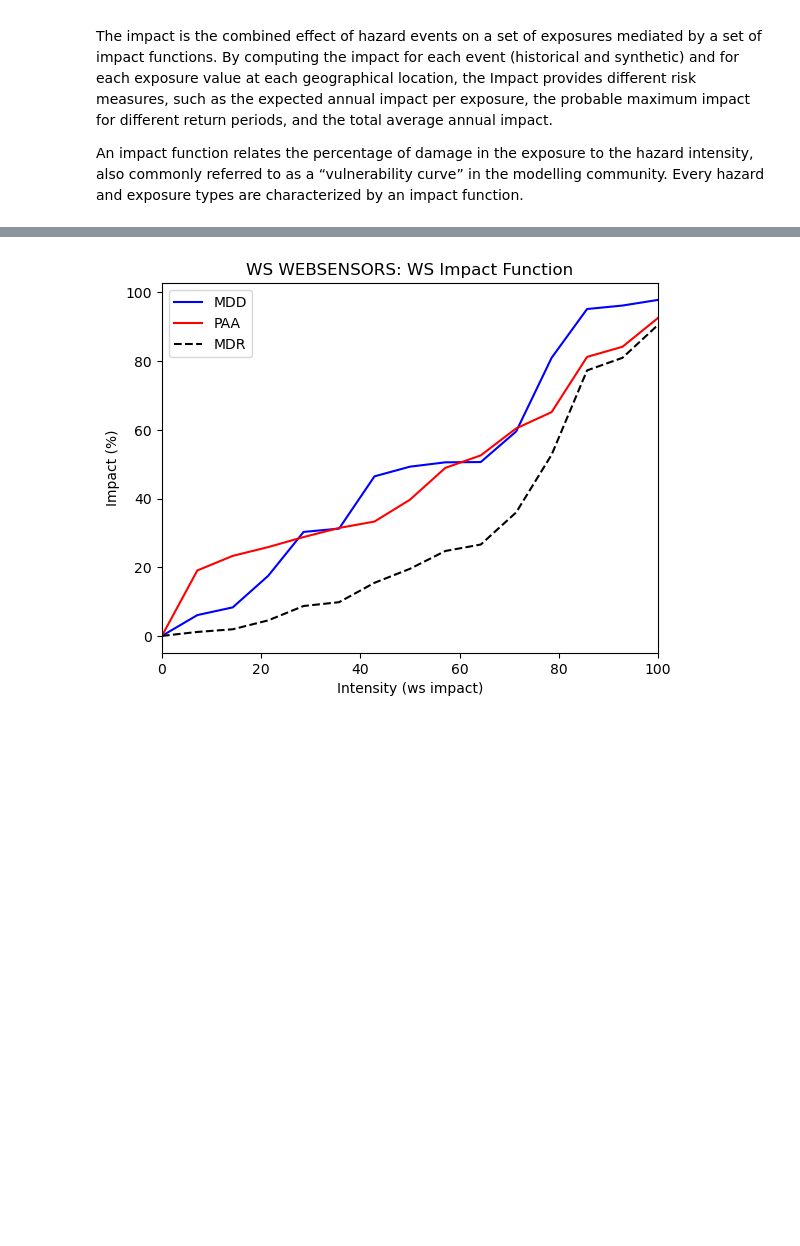
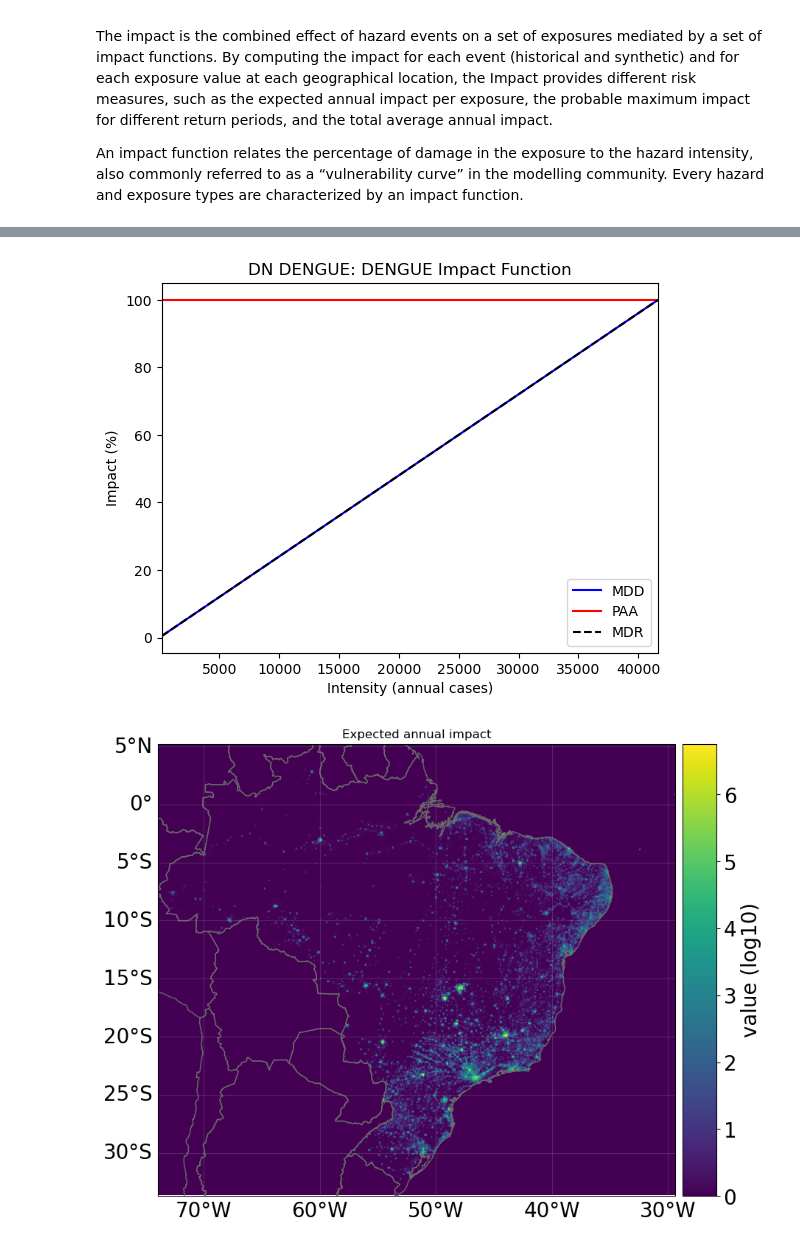
Before and after one commit to Labic-ICMC-USP/CLIMADA-BR, a Jupyter notebook: doc/tutorial/TUTORIAL_BASE_CLIMADA_BR.ipynb, the cells around one changed output, grey strips where cells are left out. Drawn from its saved outputs; the diff is of its cells as text; code cells hidden in the pictures; blank space fills up the shorter version.

Commit message:
HazardFromExcel function and DengueImpactFuncSet created

```diff
--- a/doc/tutorial/TUTORIAL_BASE_CLIMADA_BR.ipynb
+++ b/doc/tutorial/TUTORIAL_BASE_CLIMADA_BR.ipynb
@@ -55,6 +55,6 @@ The impact is the combined effect of hazard events on a set of exposures mediate
 
 An impact function relates the percentage of damage in the exposure to the hazard intensity, also commonly referred to as a “vulnerability curve” in the modelling community. Every hazard and exposure types are characterized by an impact function.
 # %%
-climadabr.DefineRandomImpactFuncSet()
+climadabr.DengueImpactFuncSet()
 climadabr.ComputeImpact()
 # %% [output]
@@ -62 +85,2 @@ AttributeError: 'NoneType' object has no attribute 'append'
-[figure, old version]
+[figure, new version]
+[figure, added]
```
Also changed, not shown: parts of 4 cells of this notebook, 2 other files.
